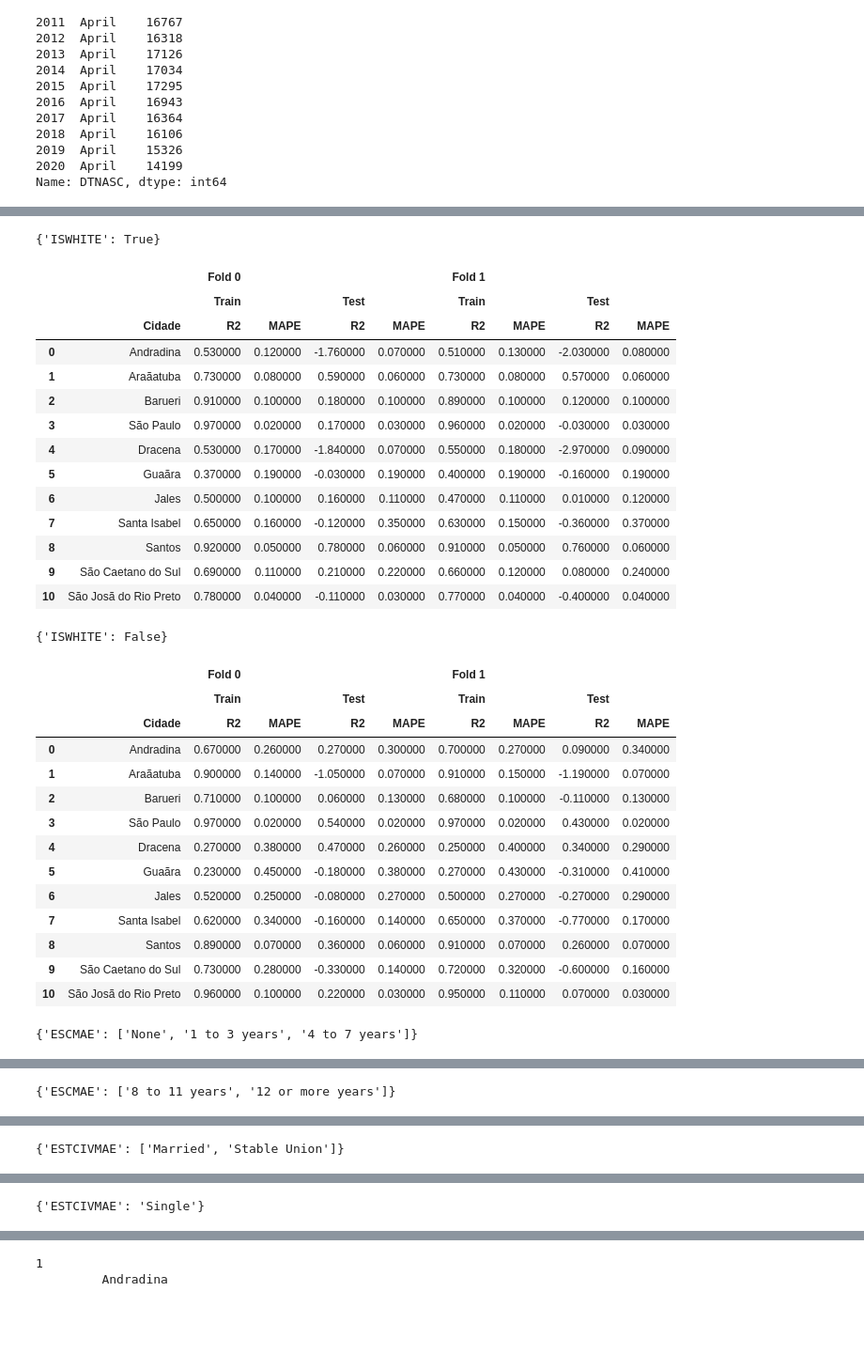
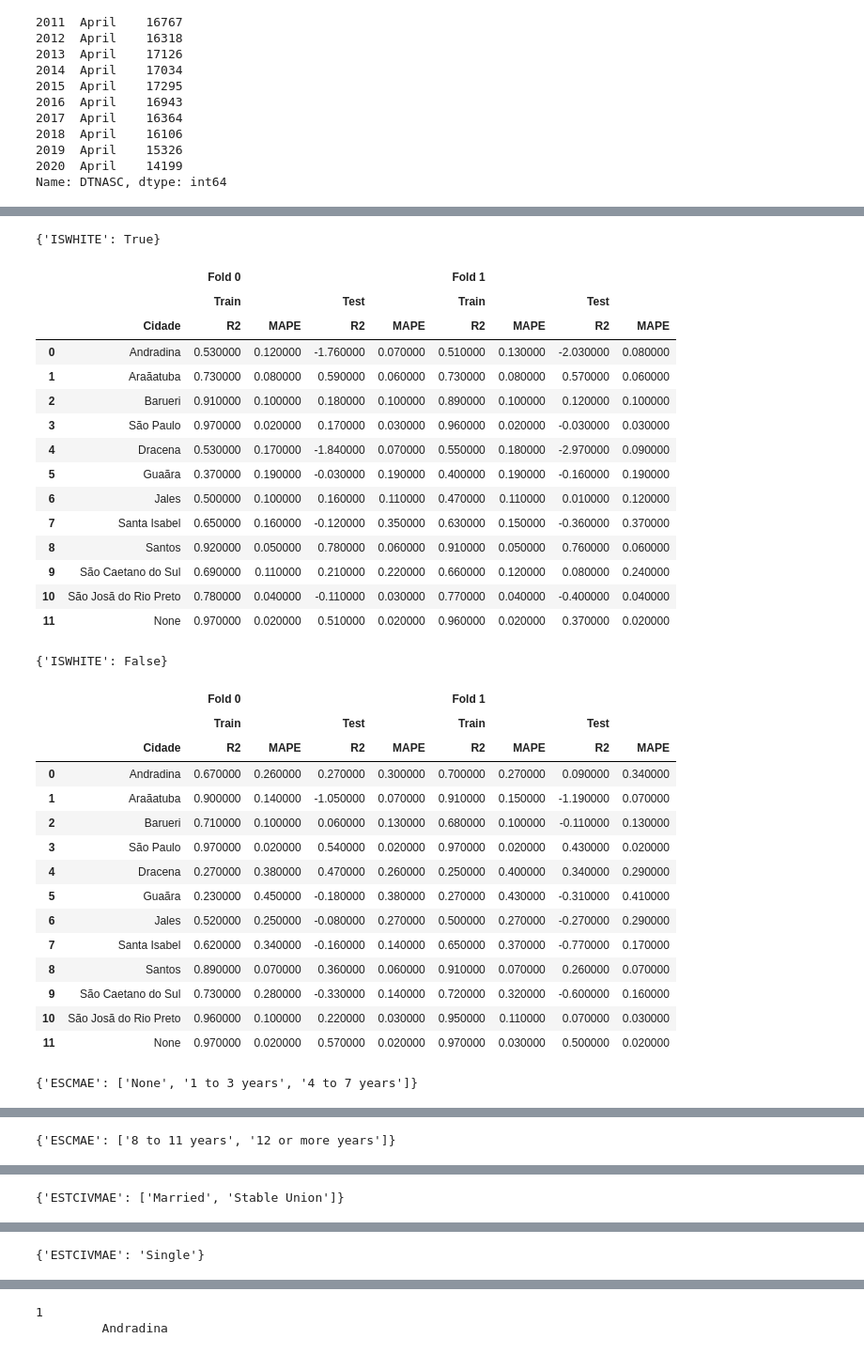
Before and after one commit to Kotzly/DS4H_Course, a Jupyter notebook: notebooks/DS4H_full.ipynb, the cells around one changed output, grey strips where cells are left out. Shown at 94% size. Cells and saved outputs as stored; diff of their text form; code cells hidden in the pictures; blank space fills up the shorter version.

```diff
--- a/notebooks/DS4H_full.ipynb
+++ b/notebooks/DS4H_full.ipynb
@@ -617,9 +617,9 @@ N_MONTHS = 4
 USE_YEAR = True
 
 results = []
+cities = list(df.MUNNAME.unique()) + [None]
 for i, fold in enumerate(FOLDS):
-  result_dict = dict()
-  for city in df.MUNNAME.unique():
+  for city in cities:
   # for city in ["São Paulo"]:
     train_intervals, test_intervals = fold["train"], fold["test"]
     x_train, y_train, _ = create_folds_seq_with_year(processed_df, train_intervals, n_months=N_MONTHS, n_years=N_YEARS, city=city, use_year=USE_YEAR, other_filters=None)
@@ -699,11 +700,13 @@ filters_kwargs_list = [
 processed_df = df.copy()
 processed_df["ISWHITE"] = processed_df.RACACOR == "White"
 
+cities = list(df.MUNNAME.unique()) + [None]
+
 for filters in filters_kwargs_list:
   results = []
   for i, fold in enumerate(FOLDS):
     result_dict = dict()
-    for city in df.MUNNAME.unique():
+    for city in cities:
     # for city in ["São Paulo"]:
       train_intervals, test_intervals = fold["train"], fold["test"]
       x_train, y_train, _ = create_folds_seq_with_year(processed_df, train_intervals, n_months=N_MONTHS, n_years=N_YEARS, city=city, use_year=USE_YEAR, other_filters=filters)
@@ -723,33 +726,34 @@ for filters in filters_kwargs_list:
       }
 
     results.append(result_dict)
 
   print(filters)
   result_df = create_results_table(results)
   display(result_df)
   print("\n\n")
 # for i in range(len(results)):
 #   print(f"Fold {i}: {FOLDS[i]}")
 #   for city in results[i].keys():
 #     print(f"\tCity: {city}")
 #     print("\t\tR2:{:.2f},MAPE:{:.2f}".format(results[i][city]["train"]["R2"], results[i][city]["train"]["MAPE"]))
 #     print("\t\tR2:{:.2f},MAPE:{:.2f}".format(results[i][city]["test"]["R2"], results[i][city]["test"]["MAPE"]))
 # %% [output]
 {'ISWHITE': True}
 |  |  | Fold 0 |  |  |  | Fold 1 |  |  |  |
 |  |  | Train |  | Test |  | Train |  | Test |  |
 |  | Cidade | R2 | MAPE | R2 | MAPE | R2 | MAPE | R2 | MAPE |
 | 0 | Andradina | 0.530000 | 0.120000 | -1.760000 | 0.070000 | 0.510000 | 0.130000 | -2.030000 | 0.080000 |
 | 1 | Araãatuba | 0.730000 | 0.080000 | 0.590000 | 0.060000 | 0.730000 | 0.080000 | 0.570000 | 0.060000 |
 | 2 | Barueri | 0.910000 | 0.100000 | 0.180000 | 0.100000 | 0.890000 | 0.100000 | 0.120000 | 0.100000 |
 | 3 | São Paulo | 0.970000 | 0.020000 | 0.170000 | 0.030000 | 0.960000 | 0.020000 | -0.030000 | 0.030000 |
 | 4 | Dracena | 0.530000 | 0.170000 | -1.840000 | 0.070000 | 0.550000 | 0.180000 | -2.970000 | 0.090000 |
 | 5 | Guaãra | 0.370000 | 0.190000 | -0.030000 | 0.190000 | 0.400000 | 0.190000 | -0.160000 | 0.190000 |
 | 6 | Jales | 0.500000 | 0.100000 | 0.160000 | 0.110000 | 0.470000 | 0.110000 | 0.010000 | 0.120000 |
 | 7 | Santa Isabel | 0.650000 | 0.160000 | -0.120000 | 0.350000 | 0.630000 | 0.150000 | -0.360000 | 0.370000 |
 | 8 | Santos | 0.920000 | 0.050000 | 0.780000 | 0.060000 | 0.910000 | 0.050000 | 0.760000 | 0.060000 |
 | 9 | São Caetano do Sul | 0.690000 | 0.110000 | 0.210000 | 0.220000 | 0.660000 | 0.120000 | 0.080000 | 0.240000 |
 | 10 | São Josã do Rio Preto | 0.780000 | 0.040000 | -0.110000 | 0.030000 | 0.770000 | 0.040000 | -0.400000 | 0.040000 |
+| 11 | None | 0.970000 | 0.020000 | 0.510000 | 0.020000 | 0.960000 | 0.020000 | 0.370000 | 0.020000 |
 {'ISWHITE': False}
 |  |  | Fold 0 |  |  |  | Fold 1 |  |  |  |
 |  |  | Train |  | Test |  | Train |  | Test |  |
@@ -765,6 +769,7 @@ for filters in filters_kwargs_list:
 | 8 | Santos | 0.890000 | 0.070000 | 0.360000 | 0.060000 | 0.910000 | 0.070000 | 0.260000 | 0.070000 |
 | 9 | São Caetano do Sul | 0.730000 | 0.280000 | -0.330000 | 0.140000 | 0.720000 | 0.320000 | -0.600000 | 0.160000 |
 | 10 | São Josã do Rio Preto | 0.960000 | 0.100000 | 0.220000 | 0.030000 | 0.950000 | 0.110000 | 0.070000 | 0.030000 |
+| 11 | None | 0.970000 | 0.020000 | 0.570000 | 0.020000 | 0.970000 | 0.030000 | 0.500000 | 0.020000 |
 {'ESCMAE': ['None', '1 to 3 years', '4 to 7 years']}
 |  |  | Fold 0 |  |  |  | Fold 1 |  |  |  |
 |  |  | Train |  | Test |  | Train |  | Test |  |
```
Also changed, not shown: parts of 4 cells of this notebook.
